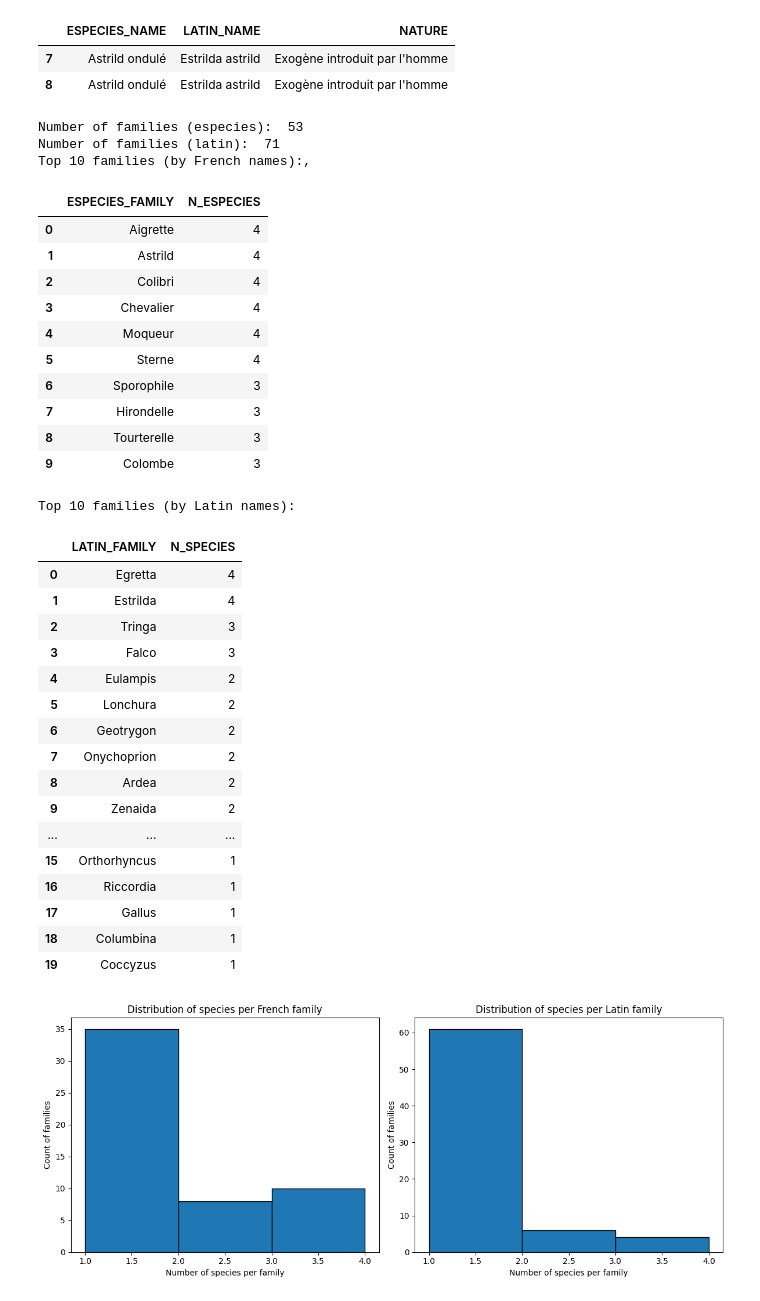
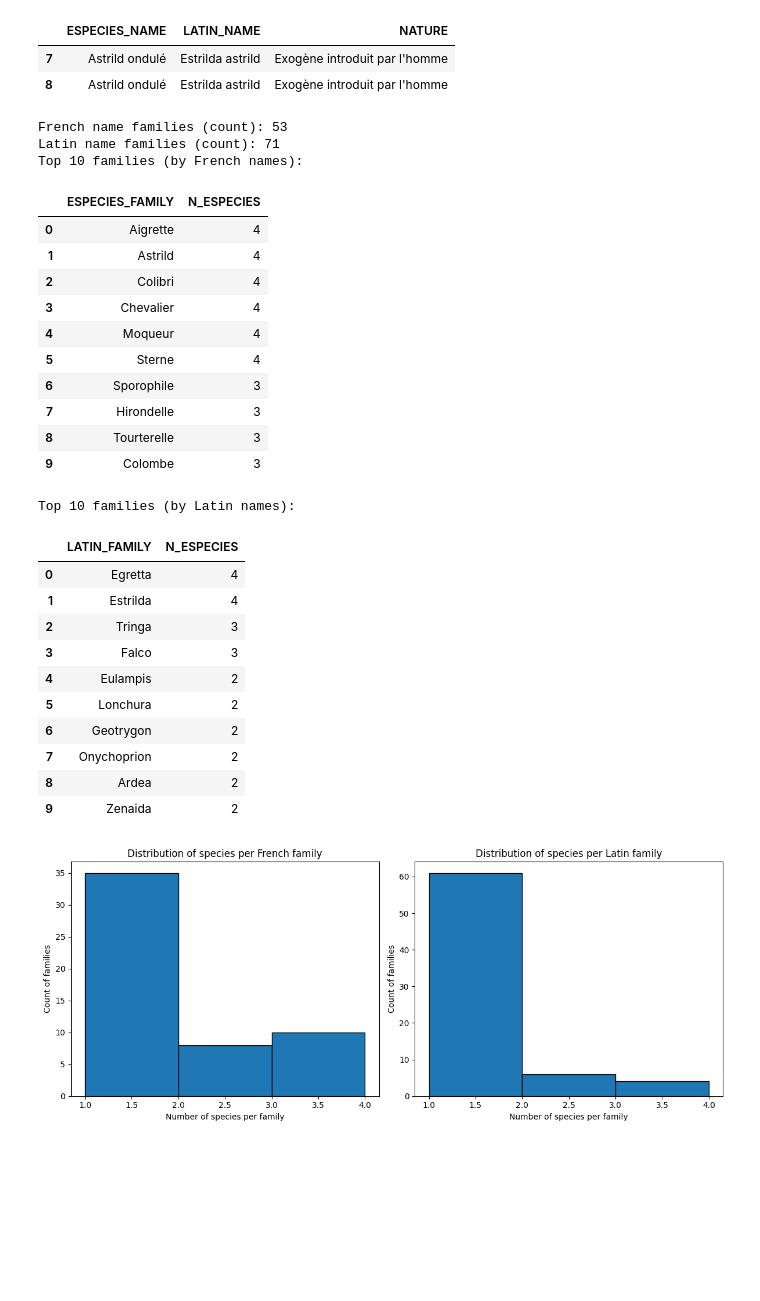
Before and after one commit to vladihnat/birds-biodiversity, a Jupyter notebook: main.ipynb, the cells around one changed output. Drawn from its saved outputs; the diff is of its cells as text; code cells hidden in the pictures; blank space fills up the shorter version.

```diff
--- a/main.ipynb
+++ b/main.ipynb
@@ -118,40 +118,43 @@ Duplicated:
 # %%
 # "Families" aer defined by a shared root ------------------------------------
 df["ESPECIES_FAMILY"] = df["ESPECIES_NAME"].str.split().str[0]
 df["LATIN_FAMILY"] = df["LATIN_NAME"].str.split().str[0]
 
 # Count distinct families
 especies_families = df["ESPECIES_FAMILY"].value_counts().reset_index()
 especies_families.columns = ["ESPECIES_FAMILY", "N_ESPECIES"]
 
 latin_families = df["LATIN_FAMILY"].value_counts().reset_index()
-latin_families.columns = ["LATIN_FAMILY", "N_SPECIES"]
+latin_families.columns = ["LATIN_FAMILY", "N_ESPECIES"]
 
+# Also build Python dictionaries
+species_family_dict = dict(zip(especies_families["ESPECIES_FAMILY"], especies_families["N_ESPECIES"]))
+latin_family_dict = dict(zip(latin_families["LATIN_FAMILY"], latin_families["N_ESPECIES"]))
 
-print(f"Number of families (especies): ", especies_families['ESPECIES_FAMILY'].nunique())
-print(f"Number of families (latin): ", latin_families['LATIN_FAMILY'].nunique())
+print("French name families (count):", len(species_family_dict))
+print("Latin name families (count):", len(latin_family_dict))
 
-print("Top 10 families (by French names):,")
+print("Top 10 families (by French names):")
 display(especies_families.head(10))
 print("Top 10 families (by Latin names):")
-display(latin_families.head(20))
+display(latin_families.head(10))
 # %% [output]
-Number of families (especies):  53
-Number of families (latin):  71
-Top 10 families (by French names):,
+French name families (count): 53
+Latin name families (count): 71
+Top 10 families (by French names):
 |  | ESPECIES_FAMILY | N_ESPECIES |
 | 0 | Aigrette | 4 |
 | 1 | Astrild | 4 |
 | 2 | Colibri | 4 |
 | 3 | Chevalier | 4 |
 | 4 | Moqueur | 4 |
 | 5 | Sterne | 4 |
 | 6 | Sporophile | 3 |
 | 7 | Hirondelle | 3 |
 | 8 | Tourterelle | 3 |
 | 9 | Colombe | 3 |
 Top 10 families (by Latin names):
-|  | LATIN_FAMILY | N_SPECIES |
+|  | LATIN_FAMILY | N_ESPECIES |
 | 0 | Egretta | 4 |
 | 1 | Estrilda | 4 |
 | 2 | Tringa | 3 |
@@ -162,12 +165,6 @@ Top 10 families (by Latin names):
 | 7 | Onychoprion | 2 |
 | 8 | Ardea | 2 |
 | 9 | Zenaida | 2 |
-| ... | ... | ... |
-| 15 | Orthorhyncus | 1 |
-| 16 | Riccordia | 1 |
-| 17 | Gallus | 1 |
-| 18 | Columbina | 1 |
-| 19 | Coccyzus | 1 |
 # %%
 # Plot distribution of family sizes ------------------------------------
 fig, axes = plt.subplots(1, 2, figsize=(12, 5))
```
Also changed, not shown: parts of 11 cells of this notebook.
